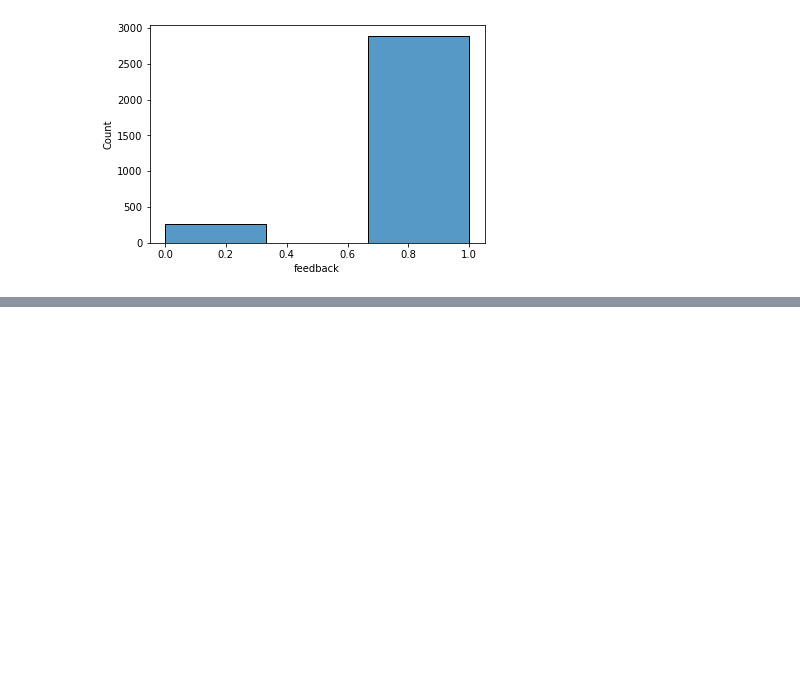
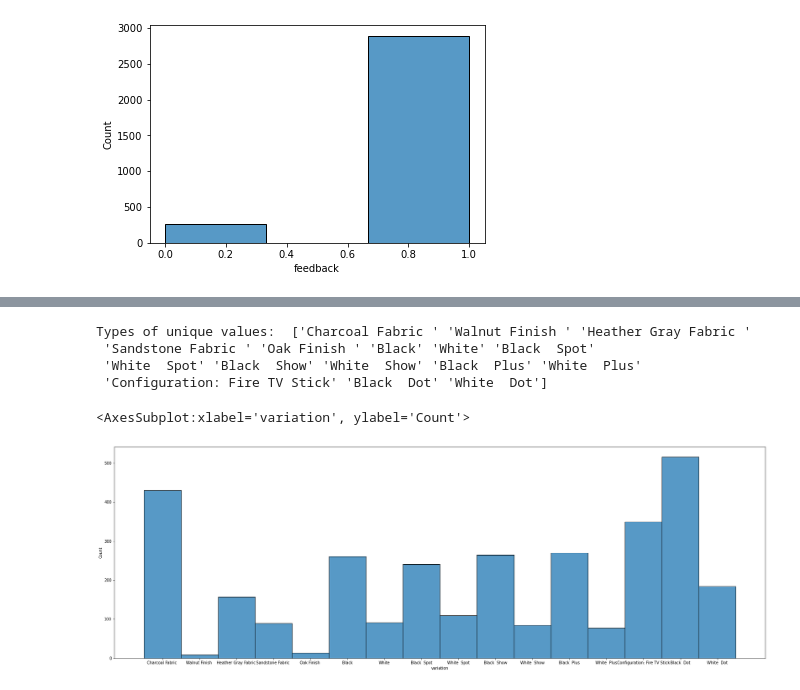
Before and after one commit to ddahiya16/Amazon-Alexa-Review-Analysis, a Jupyter notebook: Amazon Alexa Reviews Analysis.ipynb, the cells around one changed output, grey strips where cells are left out. Drawn from its saved outputs; the diff is of its cells as text; code cells hidden in the pictures; blank space fills up the shorter version.

```diff
--- a/Amazon Alexa Reviews Analysis.ipynb
+++ b/Amazon Alexa Reviews Analysis.ipynb
@@ -73,0 +81,14 @@ sns.histplot(data=df, x="feedback", bins= 3)
+# %%
+print("Types of unique values: ",df['variation'].unique())
+# %% [output]
+Types of unique values:  ['Charcoal Fabric ' 'Walnut Finish ' 'Heather Gray Fabric '
+ 'Sandstone Fabric ' 'Oak Finish ' 'Black' 'White' 'Black  Spot'
+ 'White  Spot' 'Black  Show' 'White  Show' 'Black  Plus' 'White  Plus'
+ 'Configuration: Fire TV Stick' 'Black  Dot' 'White  Dot']
+# %%
+fig_dims = (30, 10)
+fig, ax = plt.subplots(figsize=fig_dims)
+sns.histplot(data=df, x="variation", bins= 10, ax=ax)
+# %% [output]
+<AxesSubplot:xlabel='variation', ylabel='Count'>
+[figure, added]
```
Also changed, not shown: parts of 2 cells of this notebook.
